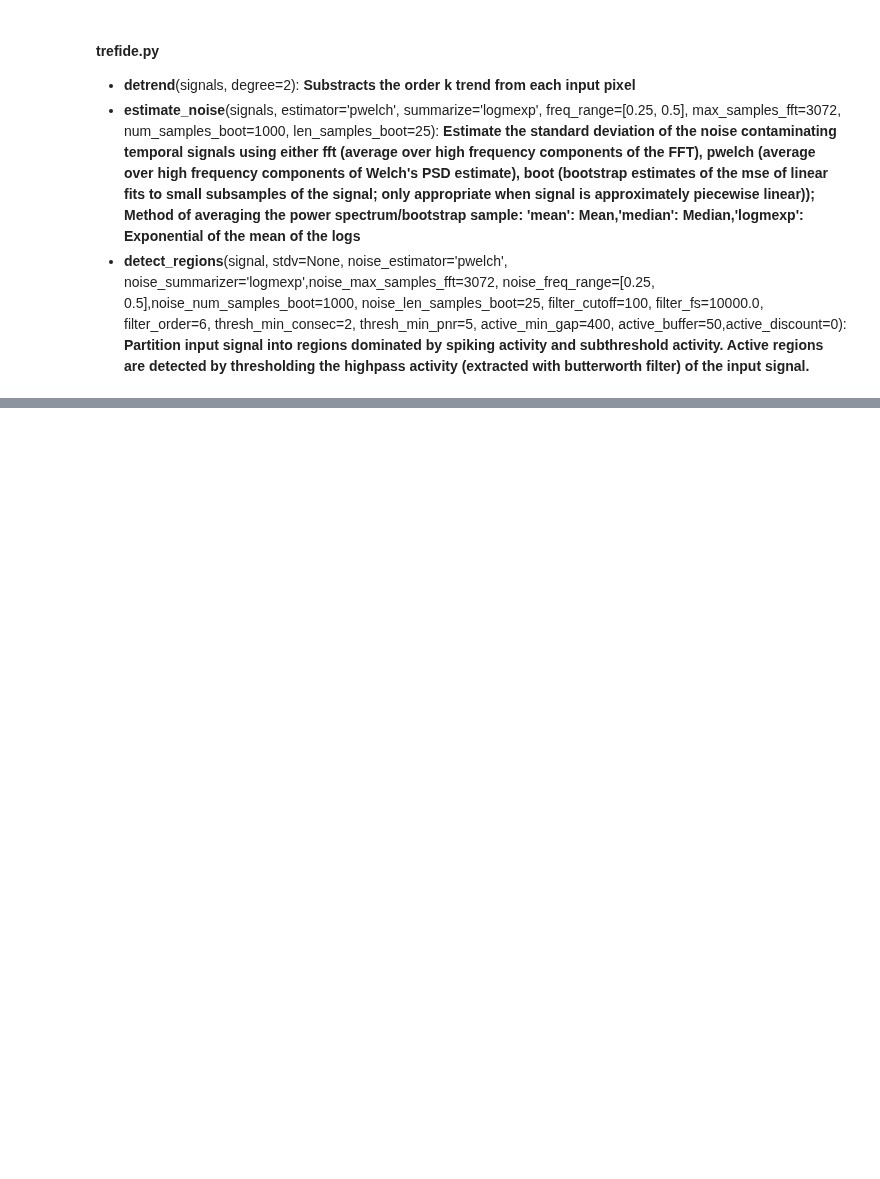
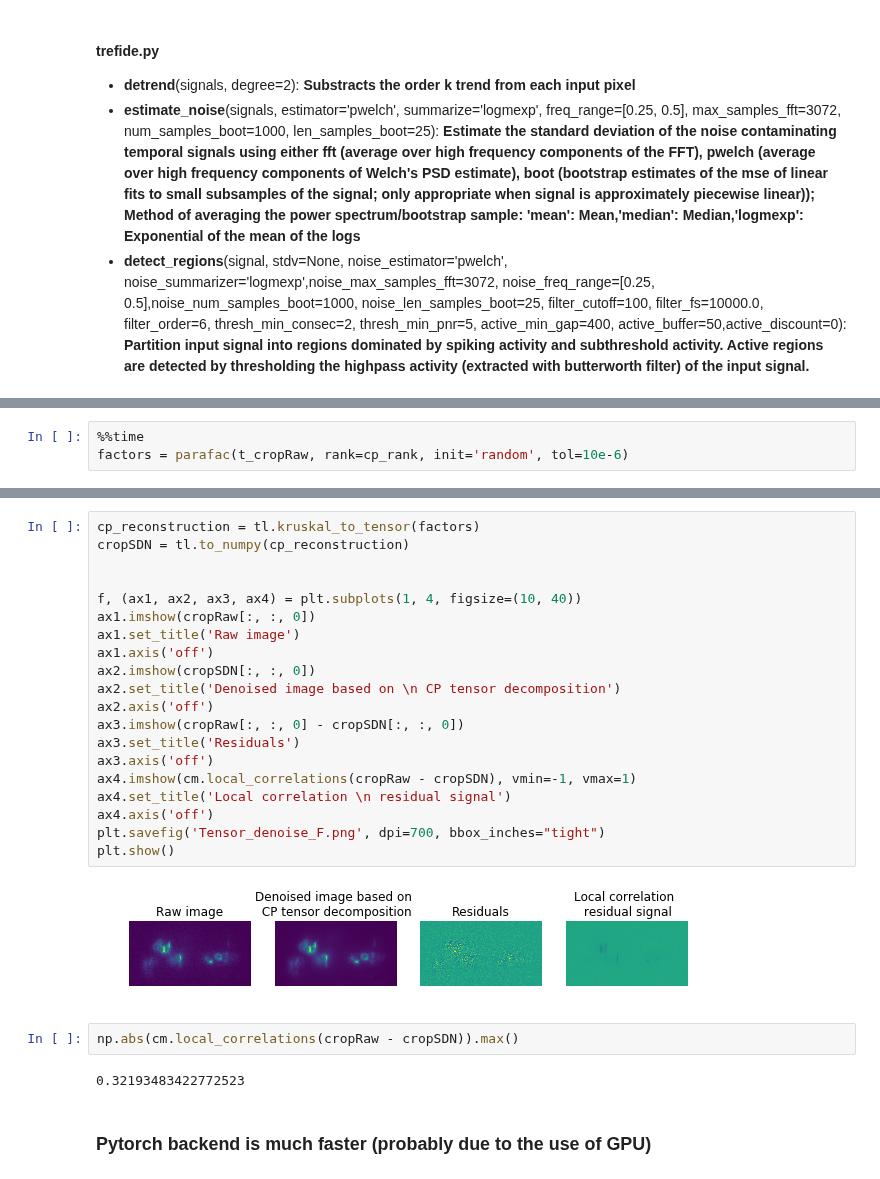
Before and after one commit to zqwei/fish_processing, a Jupyter notebook: notebooks/SpatialDenoising.ipynb, the cells around one changed output, grey strips where cells are left out. Cells and saved outputs as stored; diff of their text form; blank space fills up the shorter version.

```diff
--- a/notebooks/SpatialDenoising.ipynb
+++ b/notebooks/SpatialDenoising.ipynb
@@ -330,0 +316,3 @@ plt.show()
+# %%
+%%time
+factors = parafac(t_cropRaw, rank=cp_rank, init='random', tol=10e-6)
@@ -330,0 +322,28 @@ plt.show()
+# %%
+cp_reconstruction = tl.kruskal_to_tensor(factors)
+cropSDN = tl.to_numpy(cp_reconstruction)
+
+
+f, (ax1, ax2, ax3, ax4) = plt.subplots(1, 4, figsize=(10, 40))
+ax1.imshow(cropRaw[:, :, 0])
+ax1.set_title('Raw image')
+ax1.axis('off')
+ax2.imshow(cropSDN[:, :, 0])
+ax2.set_title('Denoised image based on \n CP tensor decomposition')
+ax2.axis('off')
+ax3.imshow(cropRaw[:, :, 0] - cropSDN[:, :, 0])
+ax3.set_title('Residuals')
+ax3.axis('off')
+ax4.imshow(cm.local_correlations(cropRaw - cropSDN), vmin=-1, vmax=1)
+ax4.set_title('Local correlation \n residual signal')
+ax4.axis('off')
+plt.savefig('Tensor_denoise_F.png', dpi=700, bbox_inches="tight")
+plt.show()
+# %% [output]
+[figure, added]
+# %%
+np.abs(cm.local_correlations(cropRaw - cropSDN)).max()
+# %% [output]
+0.32193483422772523
+# %% [markdown]
+### Pytorch backend is much faster (probably due to the use of GPU)
```
Also changed, not shown: parts of 19 cells of this notebook, 42 other files.
